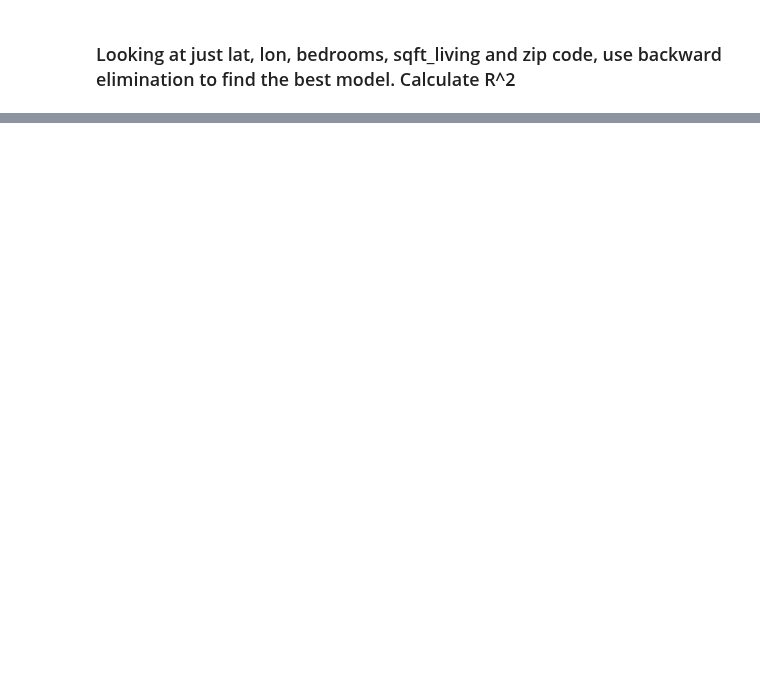
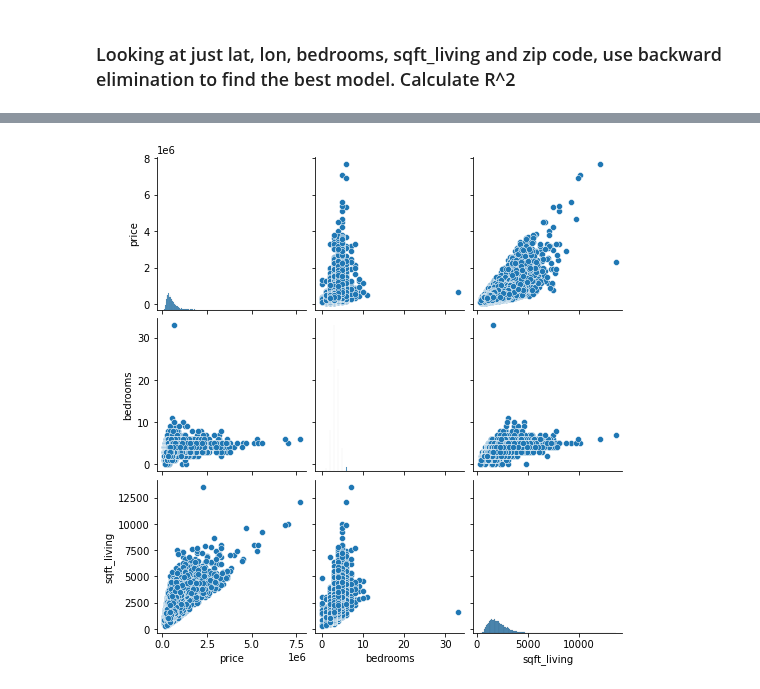
Before and after one commit to DuncanFerguson/GITHUB_REPOSITORY, a Jupyter notebook: DU_MSDS/Data Science Tools 2/HW8/homework8_Duncan_Ferguson.ipynb, the cells around one changed output, grey strips where cells are left out. Drawn from its saved outputs; the diff is of its cells as text; code cells hidden in the pictures; blank space fills up the shorter version.

```diff
--- a/DU_MSDS/Data Science Tools 2/HW8/homework8_Duncan_Ferguson.ipynb
+++ b/DU_MSDS/Data Science Tools 2/HW8/homework8_Duncan_Ferguson.ipynb
@@ -443,3 +443,8 @@ evaluation.sort_values(by = 'R-squared (test)', ascending=False)
 | 1 | Pipeline Linear Model on only Cat... | 320326.129 | 0.303 | 0.303 | 0.289 | ... |
 # %% [markdown]
 ### Looking at just lat, lon, bedrooms, sqft_living and zip code, use backward elimination to find the best model.  Calculate R^2
+# %%
+# First setting up the dataframe to only include the variables
+cols_2_use = ['price', 'lat', 'long', 'bedrooms', 'sqft_living', 'zipcode']
+df_4 = df[cols_2_use].copy()
+df_4
@@ -445,0 +465,6 @@ evaluation.sort_values(by = 'R-squared (test)', ascending=False)
+# %%
+# Taking a sneak peak at the pair plot
+sns.pairplot(df_4)
+plt.show()
+# %% [output]
+[figure, added]
```
Also changed, not shown: parts of 4 cells of this notebook.
